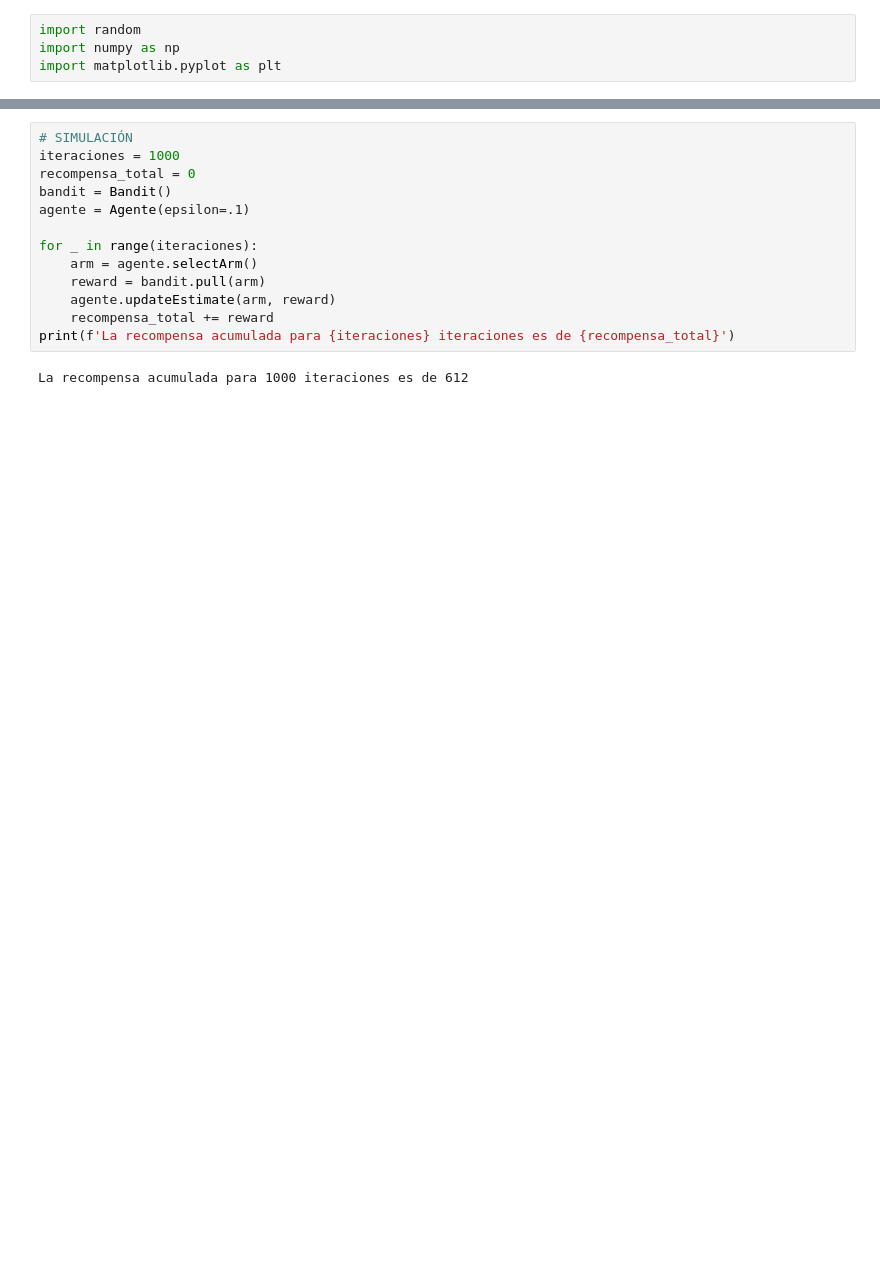
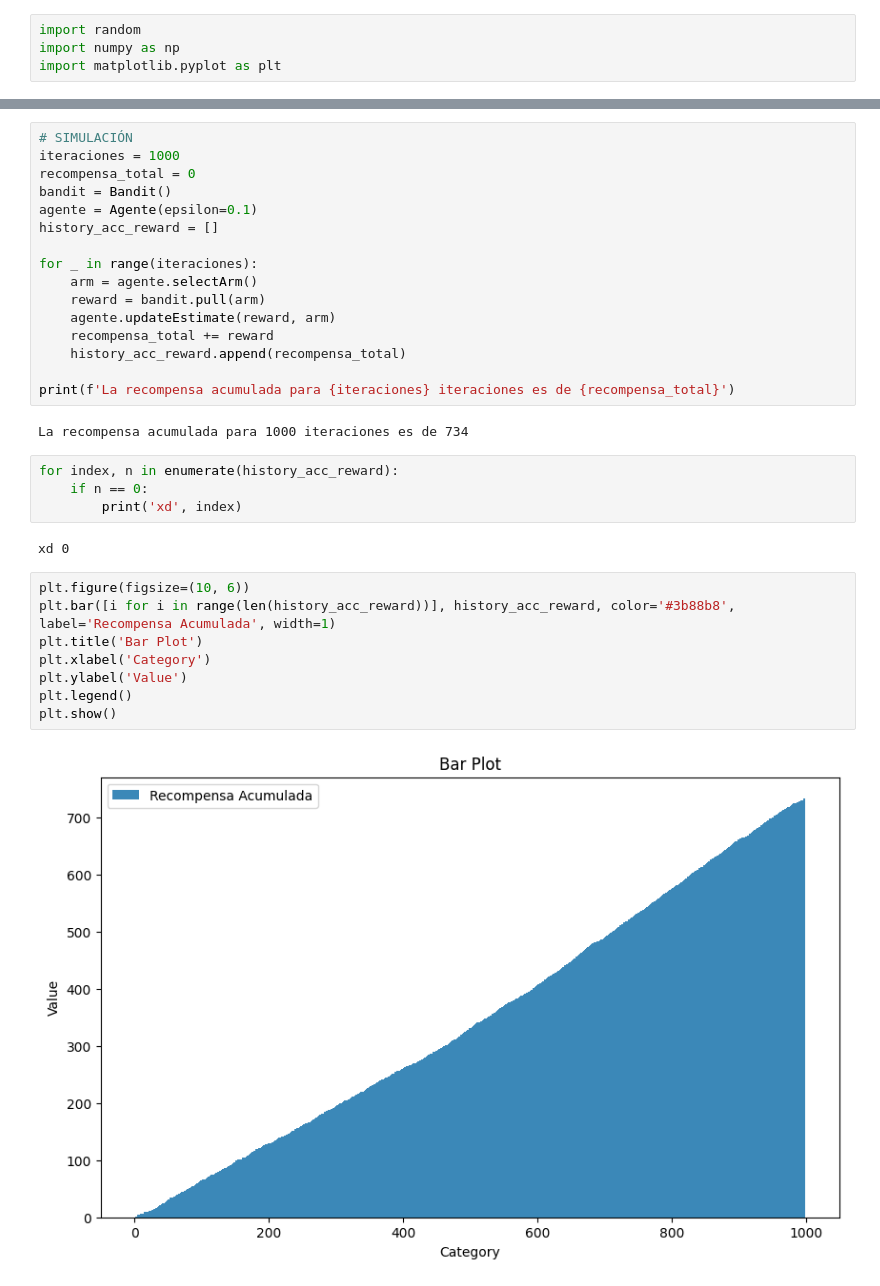
Before and after one commit to Paola-Contreras/lab01-AR, a Jupyter notebook: tas2.ipynb, the cells around one changed output, grey strips where cells are left out. Saved outputs shown, nothing was run; the diff lists cells and outputs as text; blank space fills up the shorter version.

```diff
--- a/tas2.ipynb
+++ b/tas2.ipynb
@@ -47,13 +41,32 @@ class Agente:
 iteraciones = 1000
 recompensa_total = 0
 bandit = Bandit()
-agente = Agente(epsilon=.1)
+agente = Agente(epsilon=0.1)
+history_acc_reward = []
 
 for _ in range(iteraciones):
     arm = agente.selectArm()
     reward = bandit.pull(arm)
-    agente.updateEstimate(arm, reward)
+    agente.updateEstimate(reward, arm)
     recompensa_total += reward
+    history_acc_reward.append(recompensa_total)
+
 print(f'La recompensa acumulada para {iteraciones} iteraciones es de {recompensa_total}')
 # %% [output]
-La recompensa acumulada para 1000 iteraciones es de 612
+La recompensa acumulada para 1000 iteraciones es de 734
+# %%
+for index, n in enumerate(history_acc_reward):
+    if n == 0:
+        print('xd', index)
+# %% [output]
+xd 0
+# %%
+plt.figure(figsize=(10, 6))
+plt.bar([i for i in range(len(history_acc_reward))], history_acc_reward, color='#3b88b8', label='Recompensa Acumulada', width=1)
+plt.title('Bar Plot')
+plt.xlabel('Category')
+plt.ylabel('Value')
+plt.legend()
+plt.show()
+# %% [output]
+[figure, added]
```
Also changed, not shown: parts of 4 cells of this notebook, 2 other files.
